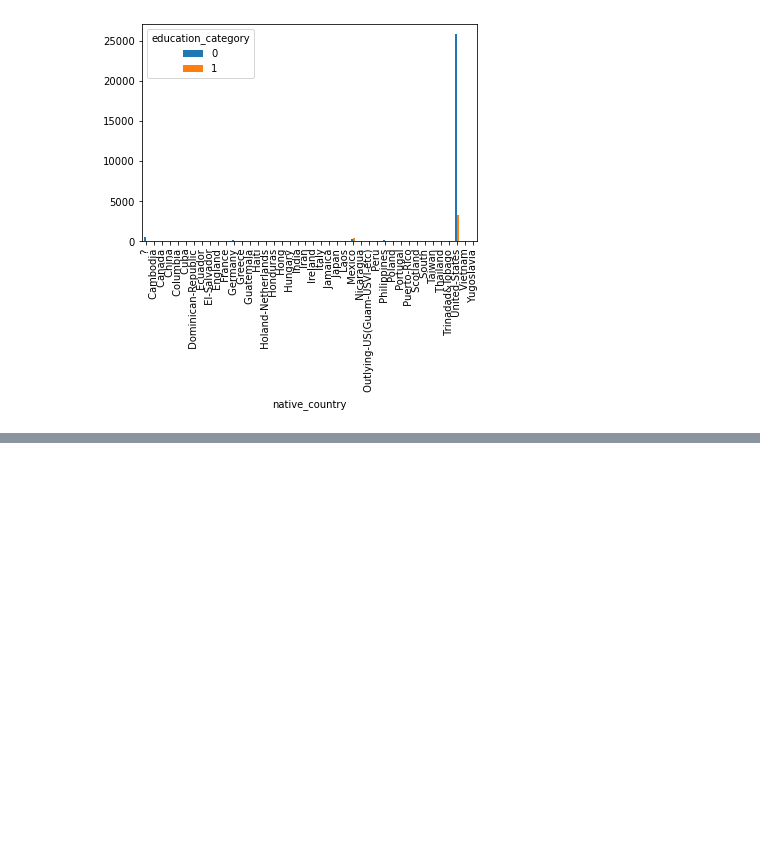
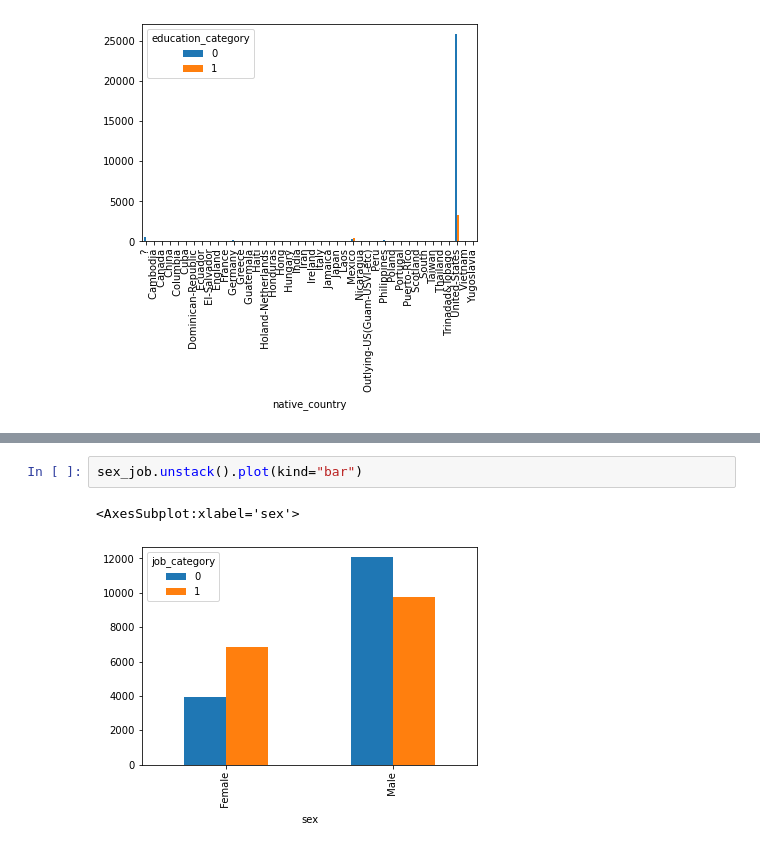
Before and after one commit to mjeong/clessardmjeongsp2021finalproject, a Jupyter notebook: report.ipynb, the cells around one changed output, grey strips where cells are left out. Cells and saved outputs as stored; diff of their text form; blank space fills up the shorter version.

```diff
--- a/report.ipynb
+++ b/report.ipynb
@@ -329,0 +345,5 @@ country_education.unstack().plot(kind="bar")
+# %%
+sex_job.unstack().plot(kind="bar")
+# %% [output]
+<AxesSubplot:xlabel='sex'>
+[figure, added]
```
Also changed, not shown: parts of 8 cells of this notebook.
